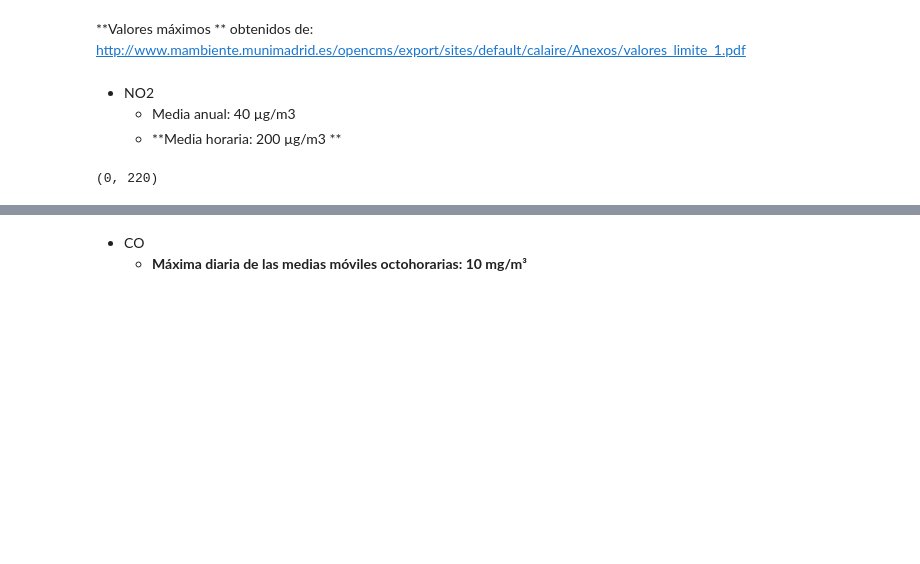
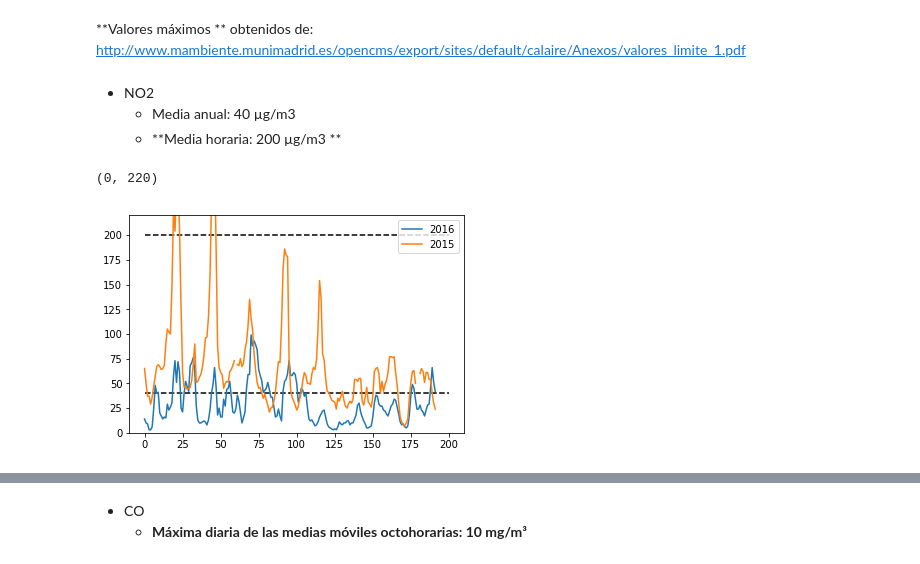
Before and after one commit to AeroPython/Curso_AeroPython, a Jupyter notebook: notebooks_completos/015-NumPy-EntradaSalida.ipynb, the cells around one changed output, grey strips where cells are left out. Saved outputs shown, nothing was run; the diff lists cells and outputs as text; code cells hidden in the pictures; blank space fills up the shorter version.

```diff
--- a/notebooks_completos/015-NumPy-EntradaSalida.ipynb
+++ b/notebooks_completos/015-NumPy-EntradaSalida.ipynb
@@ -125,6 +51,6 @@ Fecha;Hora;CO;NO2;O3
 # %%
-# loading the data
+# loading the data:
 # ./data/barrio_del_pilar-20160322.csv
-data1 = np.genfromtxt('../data/barrio_del_pilar-20160322.csv', skip_header=3, delimiter=';', usecols=(2,3,4))
+data1 = np.loadtxt('../data/barrio_del_pilar-20160322.csv', skiprows=3, delimiter=';', usecols=(2,3,4))
 data1
 # %% [output]
@@ -158,4 +91,0 @@ array([  0.33717277,  29.79581152,  55.47643979])
-# %%
-# masking invalid data
-data1 = np.ma.masked_invalid(data1)
-np.mean(data1, axis=0)
@@ -166,6 +92,3 @@ masked_array(data = [0.3371727748691094 29.79581151832461 55.47643979057592],
-# %%
-data2 = np.genfromtxt('../data/barrio_del_pilar-20151222.csv', skip_header=3, delimiter=';', usecols=(2,3,4))
-data2 = np.ma.masked_invalid(data2)
 # %% [markdown]
 ### Pintando los datos
 # %% [markdown]
@@ -177,13 +100,15 @@ data2 = np.ma.masked_invalid(data2)
 # %%
 plt.plot(data1[:, 1], label='2016')
 plt.plot(data2[:, 1], label='2015')
 
 plt.legend()
 
 plt.hlines(200, 0, 200, linestyles='--')
+plt.hlines(40, 0, 200, linestyles='--')
 plt.ylim(0, 220)
 # %% [output]
 (0, 220)
+[figure, added]
 # %%
 from IPython.display import HTML
 HTML('<iframe src="http://ccaa.elpais.com/ccaa/2015/12/24/madrid/1450960217_181674.html" width="700" height="400"></iframe>')
```
Also changed, not shown: parts of 36 cells of this notebook, 2 other files.
